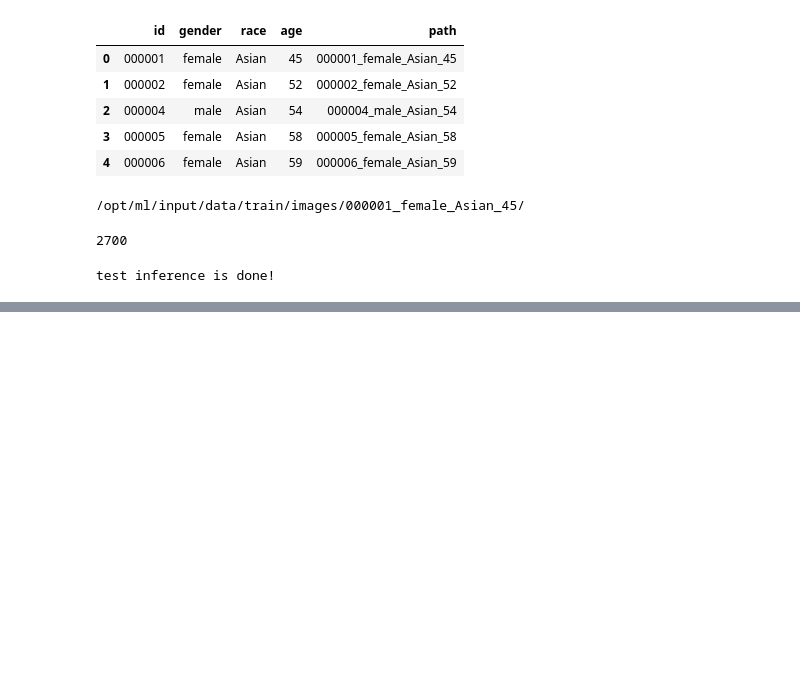
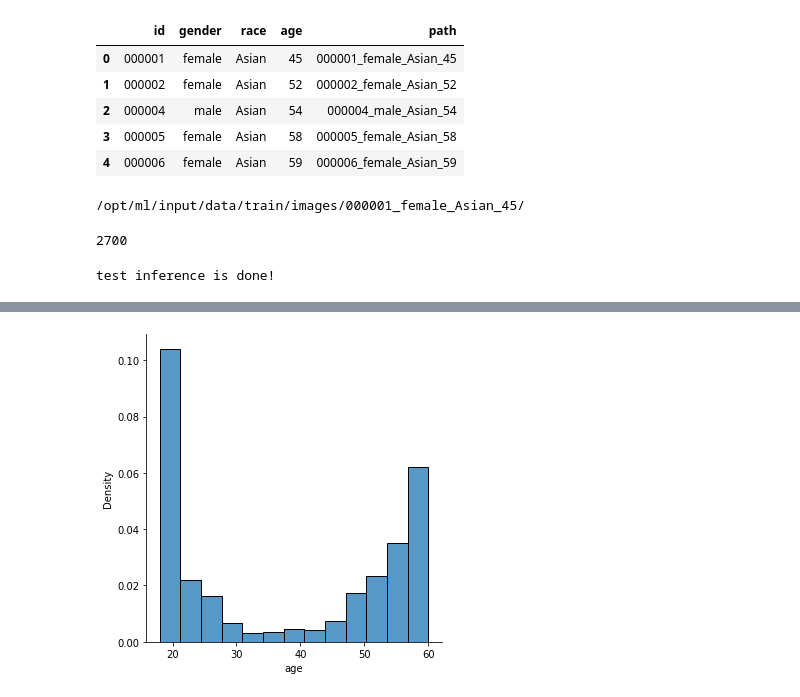
Before and after one commit to boostcampaitech2/image-classification-level1-29, a Jupyter notebook: jgyu/EDA/eda_practice.ipynb, the cells around one changed output, grey strips where cells are left out. Drawn from its saved outputs; the diff is of its cells as text; code cells hidden in the pictures; blank space fills up the shorter version.

```diff
--- a/jgyu/EDA/eda_practice.ipynb
+++ b/jgyu/EDA/eda_practice.ipynb
@@ -151,0 +263,5 @@ test inference is done!
+# %%
+sns.displot(df, x="age", stat="density")
+plt.show()
+# %% [output]
+[figure, added]
```
Also changed, not shown: parts of 28 cells of this notebook.
